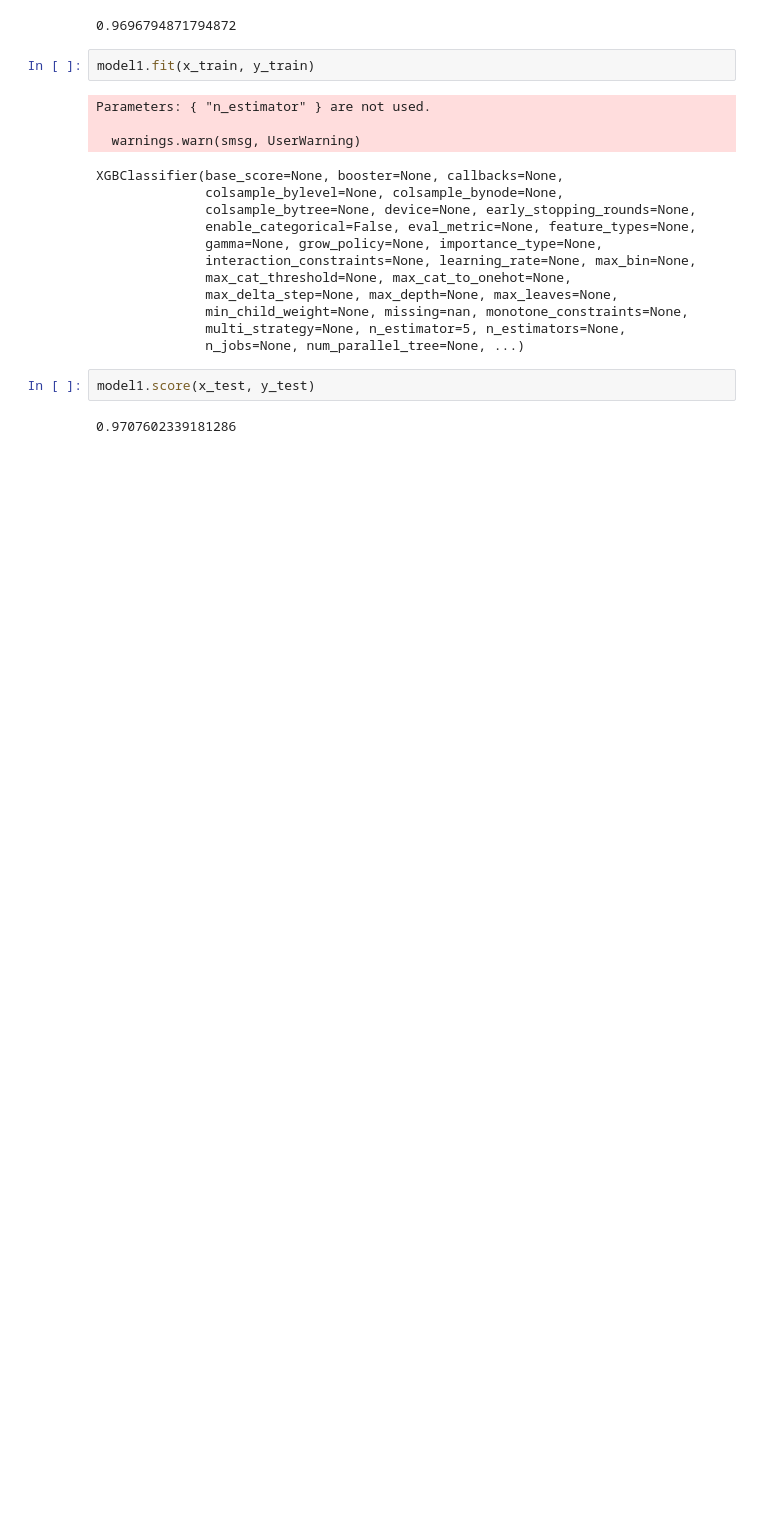
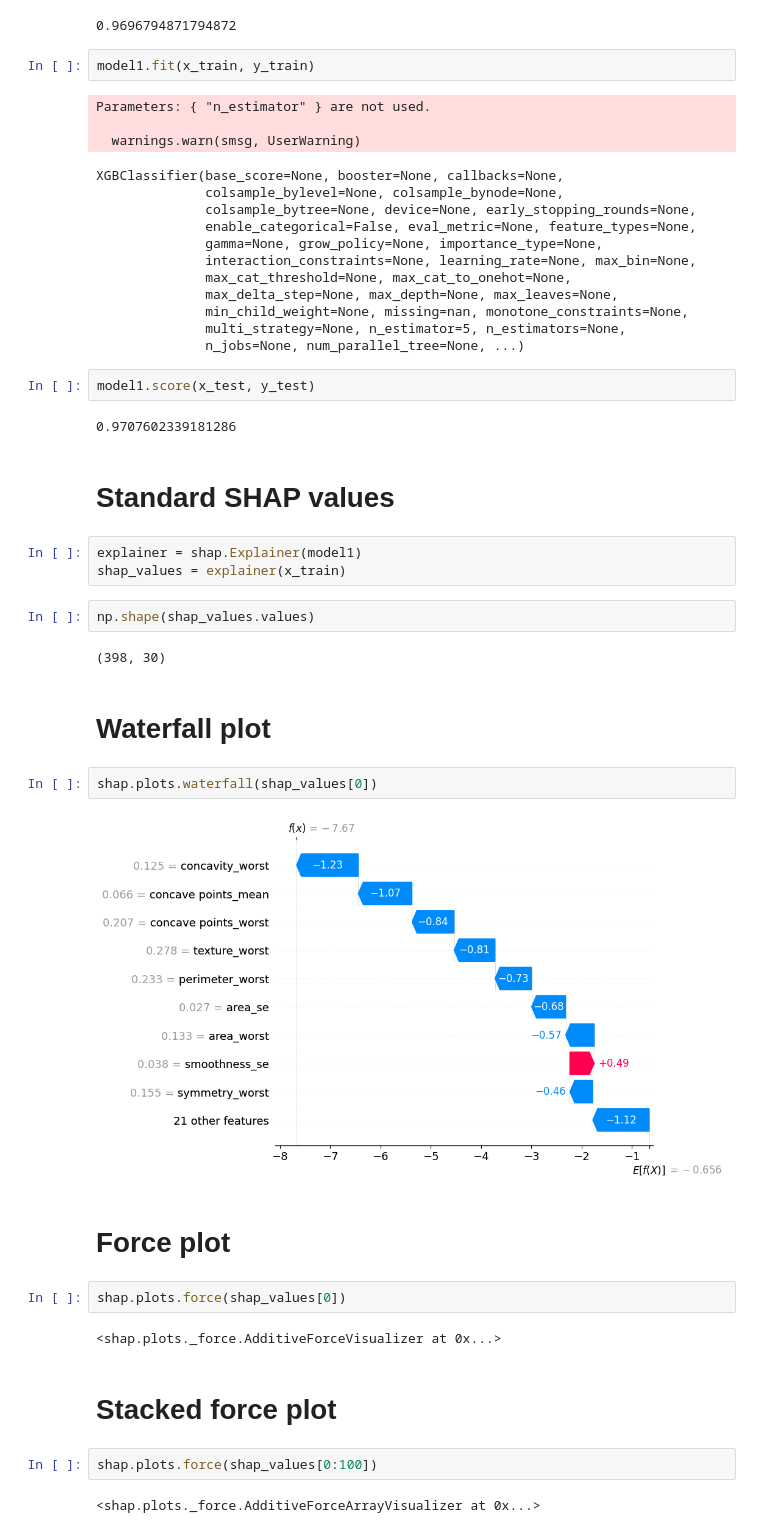
Before and after one commit to ARS-saad/thesisWork, a Jupyter notebook: XGBoost.ipynb, the cells around one changed output. Drawn from its saved outputs; the diff is of its cells as text; blank space fills up the shorter version.

```diff
--- a/XGBoost.ipynb
+++ b/XGBoost.ipynb
@@ -183,3 +188,30 @@ XGBClassifier(base_score=None, booster=None, callbacks=None,
 model1.score(x_test, y_test)
 # %% [output]
 0.9707602339181286
+# %% [markdown]
+# Standard SHAP values
+# %%
+explainer = shap.Explainer(model1)
+shap_values = explainer(x_train)
+# %%
+np.shape(shap_values.values)
+# %% [output]
+(398, 30)
+# %% [markdown]
+# Waterfall plot
+# %%
+shap.plots.waterfall(shap_values[0])
+# %% [output]
+[figure, added]
+# %% [markdown]
+# Force plot
+# %%
+shap.plots.force(shap_values[0])
+# %% [output]
+<shap.plots._force.AdditiveForceVisualizer at 0x...>
+# %% [markdown]
+# Stacked force plot
+# %%
+shap.plots.force(shap_values[0:100])
+# %% [output]
+<shap.plots._force.AdditiveForceArrayVisualizer at 0x...>
```
Also changed, not shown: parts of 20 cells of this notebook.
